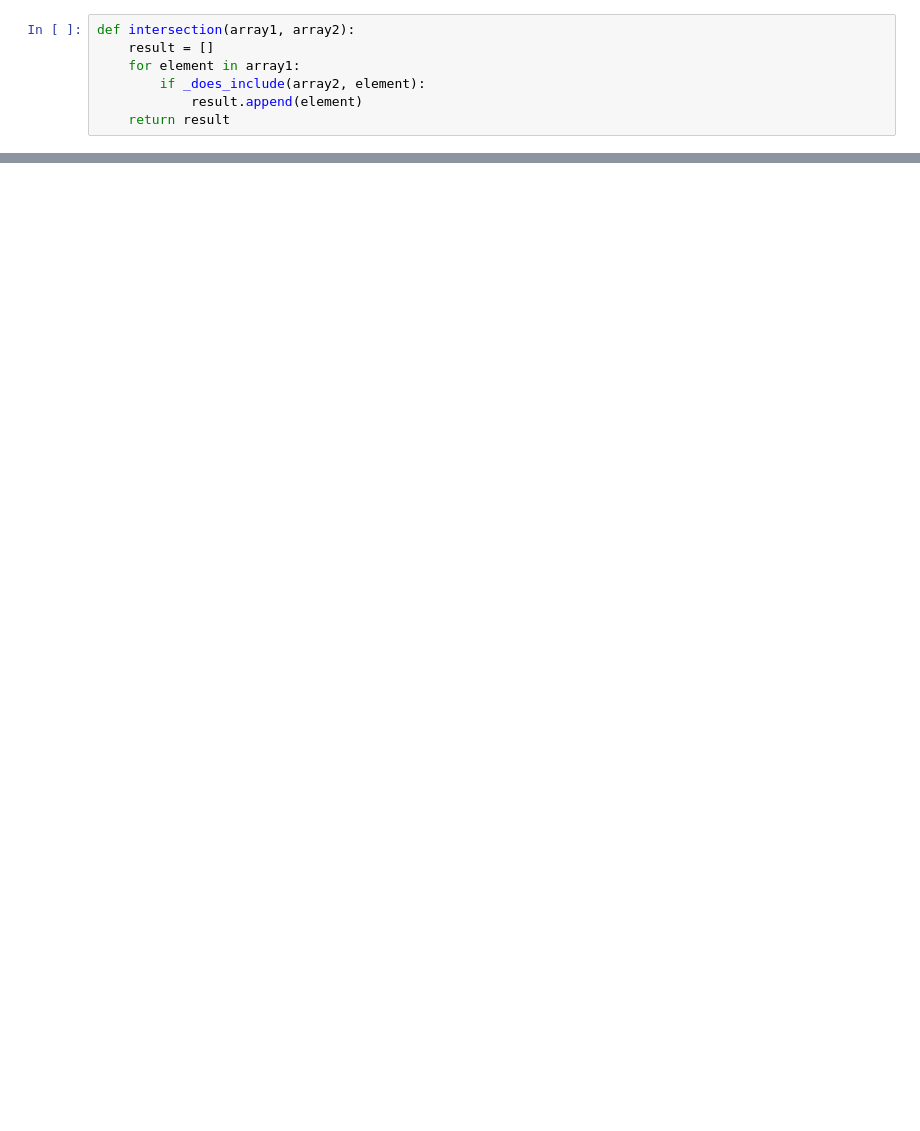
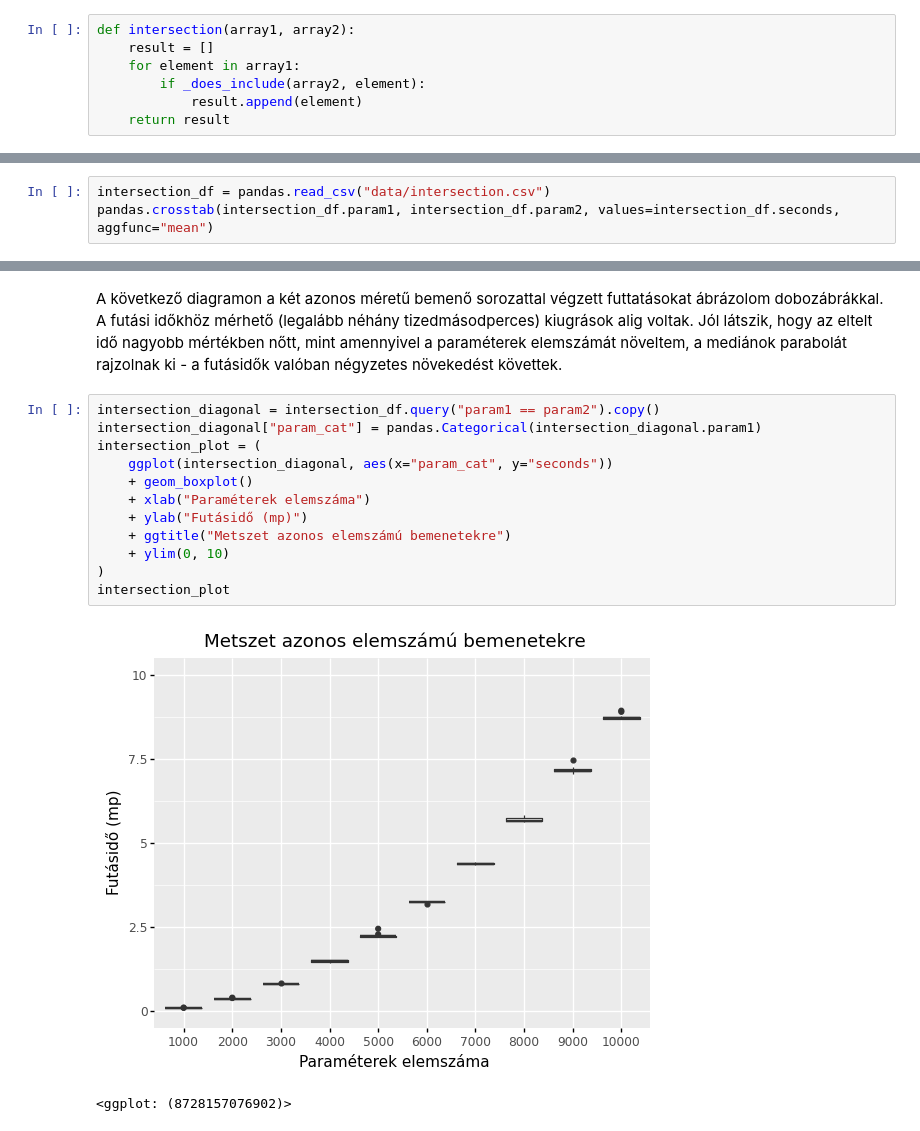
Before and after one commit to zslim/algoritmusok_elemzes, a Jupyter notebook: jupyter/Algoritmusok elemzése.ipynb, the cells around one changed output, grey strips where cells are left out. Drawn from its saved outputs; the diff is of its cells as text; blank space fills up the shorter version.

```diff
--- a/jupyter/Algoritmusok elemzése.ipynb
+++ b/jupyter/Algoritmusok elemzése.ipynb
@@ -46,0 +52,3 @@ def intersection(array1, array2):
+# %%
+intersection_df = pandas.read_csv("data/intersection.csv")
+pandas.crosstab(intersection_df.param1, intersection_df.param2, values=intersection_df.seconds, aggfunc="mean")
@@ -46,0 +68,17 @@ def intersection(array1, array2):
+# %% [markdown]
+A következő diagramon a két azonos méretű bemenő sorozattal végzett futtatásokat ábrázolom dobozábrákkal. A futási időkhöz mérhető (legalább néhány tizedmásodperces) kiugrások alig voltak. Jól látszik, hogy az eltelt idő nagyobb mértékben nőtt, mint amennyivel a paraméterek elemszámát növeltem, a mediánok parabolát rajzolnak ki - a futásidők valóban négyzetes növekedést követtek.
+# %%
+intersection_diagonal = intersection_df.query("param1 == param2").copy()
+intersection_diagonal["param_cat"] = pandas.Categorical(intersection_diagonal.param1)
+intersection_plot = (
+    ggplot(intersection_diagonal, aes(x="param_cat", y="seconds"))
+    + geom_boxplot()
+    + xlab("Paraméterek elemszáma")
+    + ylab("Futásidő (mp)")
+    + ggtitle("Metszet azonos elemszámú bemenetekre")
+    + ylim(0, 10)
+)
+intersection_plot
+# %% [output]
+[figure, added]
+<ggplot: (8728157076902)>
```
Also changed, not shown: parts of 19 cells of this notebook, 4 other files.
